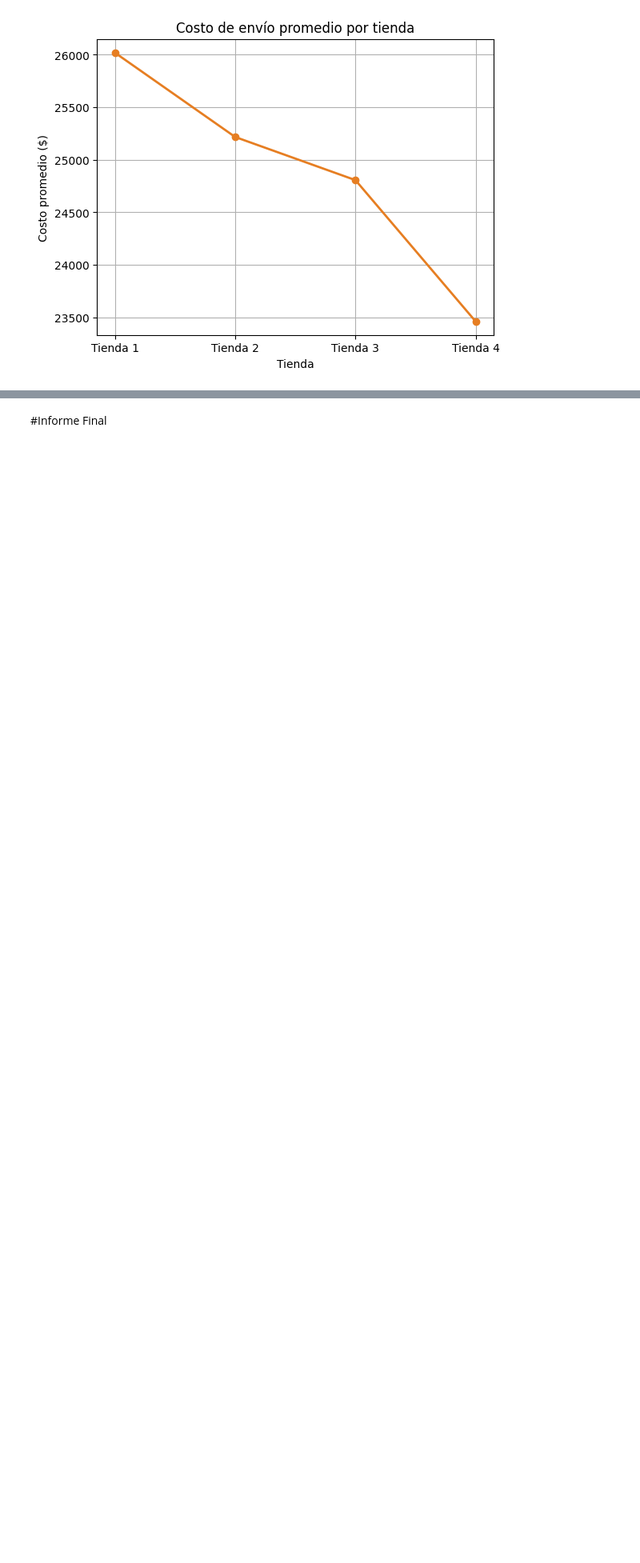
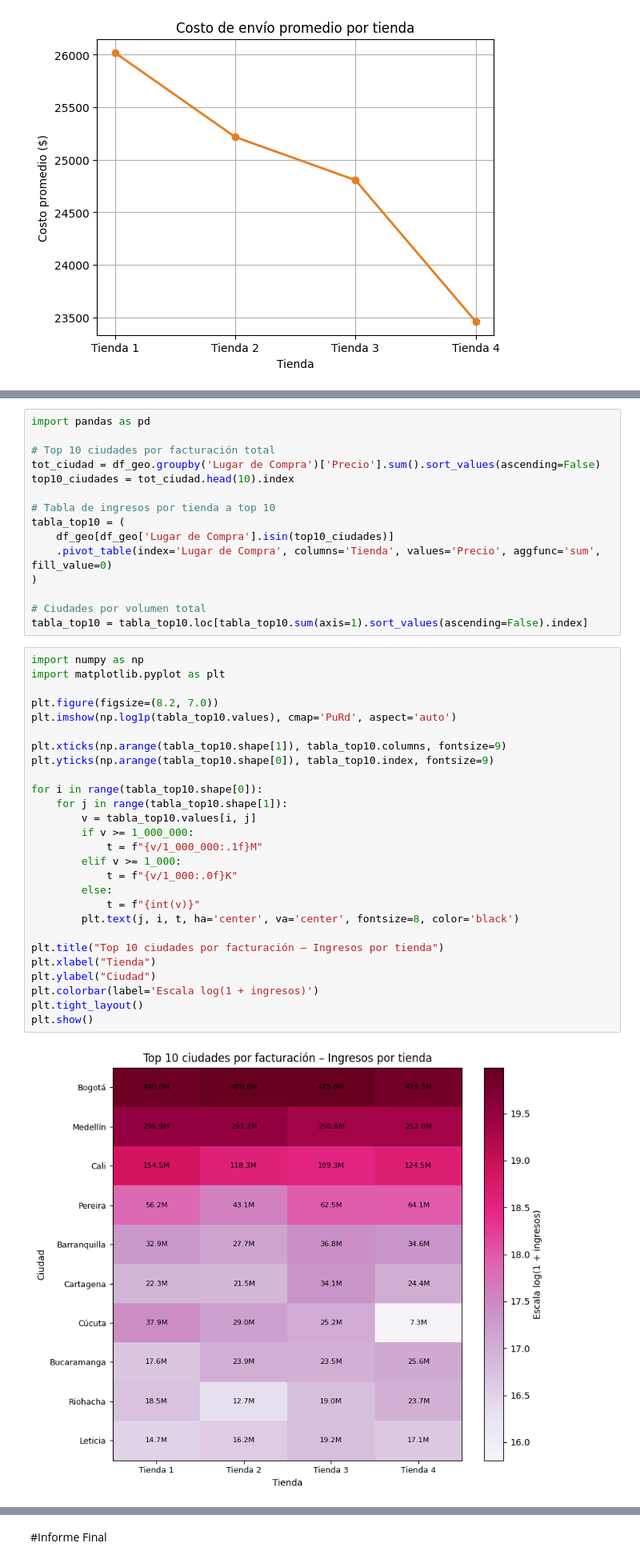
Before and after one commit to Linth84/alura-store-challenge, a Jupyter notebook: AluraStoreLatamChallenge.ipynb, the cells around one changed output, grey strips where cells are left out. Shown: that part at 80% size. Cells and saved outputs as stored; diff of their text form; blank space fills up the shorter version.

```diff
--- a/AluraStoreLatamChallenge.ipynb
+++ b/AluraStoreLatamChallenge.ipynb
@@ -451,0 +433,44 @@ plt.show()
+# %%
+import pandas as pd
+
+# Top 10 ciudades por facturación total
+tot_ciudad = df_geo.groupby('Lugar de Compra')['Precio'].sum().sort_values(ascending=False)
+top10_ciudades = tot_ciudad.head(10).index
+
+# Tabla de ingresos por tienda a top 10
+tabla_top10 = (
+    df_geo[df_geo['Lugar de Compra'].isin(top10_ciudades)]
+    .pivot_table(index='Lugar de Compra', columns='Tienda', values='Precio', aggfunc='sum', fill_value=0)
+)
+
+# Ciudades por volumen total
+tabla_top10 = tabla_top10.loc[tabla_top10.sum(axis=1).sort_values(ascending=False).index]
+# %%
+import numpy as np
+import matplotlib.pyplot as plt
+
+plt.figure(figsize=(8.2, 7.0))
+plt.imshow(np.log1p(tabla_top10.values), cmap='PuRd', aspect='auto')
+
+plt.xticks(np.arange(tabla_top10.shape[1]), tabla_top10.columns, fontsize=9)
+plt.yticks(np.arange(tabla_top10.shape[0]), tabla_top10.index, fontsize=9)
+
+for i in range(tabla_top10.shape[0]):
+    for j in range(tabla_top10.shape[1]):
+        v = tabla_top10.values[i, j]
+        if v >= 1_000_000:
+            t = f"{v/1_000_000:.1f}M"
+        elif v >= 1_000:
+            t = f"{v/1_000:.0f}K"
+        else:
+            t = f"{int(v)}"
+        plt.text(j, i, t, ha='center', va='center', fontsize=8, color='black')
+
+plt.title("Top 10 ciudades por facturación – Ingresos por tienda")
+plt.xlabel("Tienda")
+plt.ylabel("Ciudad")
+plt.colorbar(label='Escala log(1 + ingresos)')
+plt.tight_layout()
+plt.show()
+# %% [output]
+[figure, added]
```
Also changed, not shown: parts of 5 cells of this notebook.
